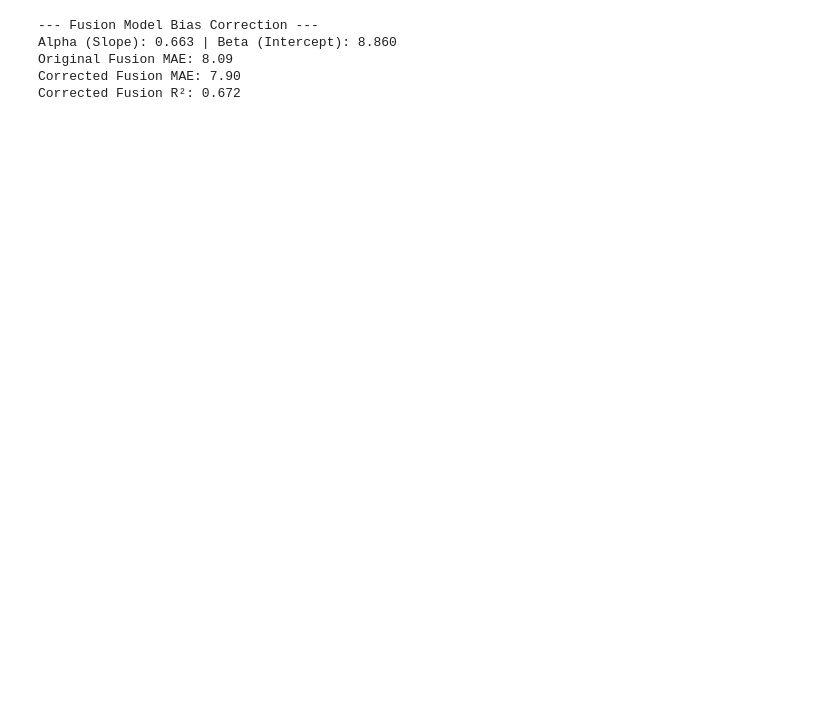
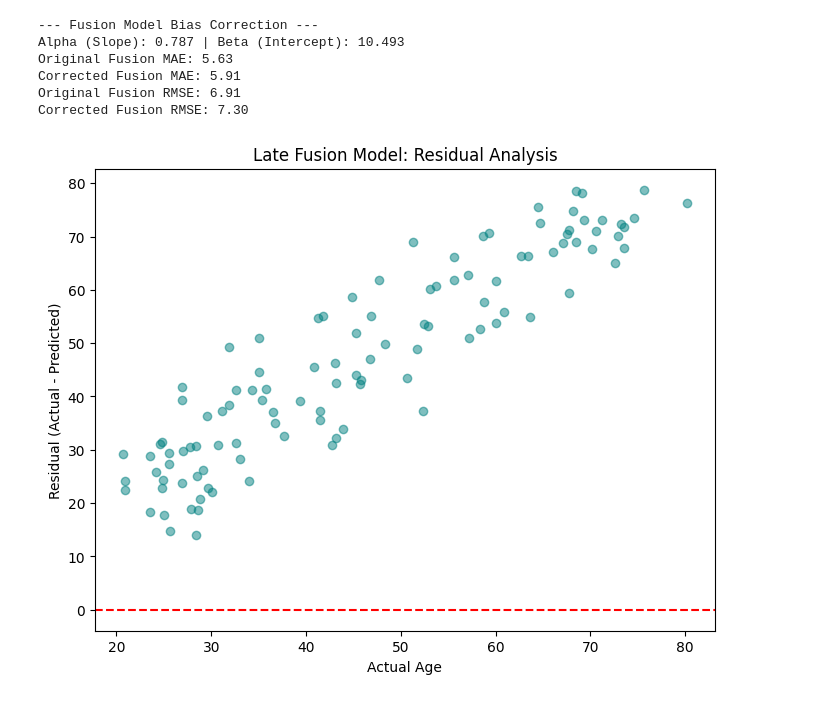
Before and after one commit to SophiaYifei/brain-age-mri-predictor, a Jupyter notebook: notebooks/explore_results.ipynb, the cells around one changed output. Saved outputs shown, nothing was run; the diff lists cells and outputs as text; code cells hidden in the pictures; blank space fills up the shorter version.

```diff
--- a/notebooks/explore_results.ipynb
+++ b/notebooks/explore_results.ipynb
@@ -225,37 +396,44 @@ test_ds_fusion = fusion_model.MultiModalBrainDataset(test_df, "../data/raw", tra
 test_loader_fusion = DataLoader(test_ds_fusion, batch_size=32, shuffle=False)
 
 # 2. Path to your best saved fusion model
 fusion_model_path = '../models/final_late_fusion_model.pth'
 
 # 3. Get Validation residuals to find the bias parameters (Alpha and Beta)
 # Using the function we built in the previous step
 val_trues, val_preds, _ = get_fusion_residuals(fusion_model_path, val_loader_fusion, device=device)
 alpha, beta = get_bias_correction_params(val_trues, val_preds)
 
 # 4. Get Test residuals
 test_trues, test_preds, _ = get_fusion_residuals(fusion_model_path, test_loader_fusion, device=device)
 
 # 5. Apply Correction to Test Predictions
 corrected_test_preds = apply_correction(test_preds, alpha, beta)
 corrected_residuals = test_trues - corrected_test_preds
 
 # 6. Store and Print Results
-all_results['FUSION_CORRECTED'] = (test_trues, corrected_test_preds, corrected_residuals)
+new_results['FUSION'] = (test_trues, corrected_test_preds, corrected_test_preds)
 
 print(f"--- Fusion Model Bias Correction ---")
 print(f"Alpha (Slope): {alpha:.3f} | Beta (Intercept): {beta:.3f}")
 
 from sklearn.metrics import mean_absolute_error, r2_score
 old_mae = mean_absolute_error(test_trues, test_preds)
+old_rmse = np.sqrt(np.mean((test_trues - test_preds) ** 2))
 new_mae = mean_absolute_error(test_trues, corrected_test_preds)
-r2 = r2_score(test_trues, corrected_test_preds)
+new_rmse = np.sqrt(np.mean((test_trues - corrected_test_preds) ** 2))
+#r2 = r2_score(test_trues, corrected_test_preds)
 
 print(f"Original Fusion MAE: {old_mae:.2f}")
 print(f"Corrected Fusion MAE: {new_mae:.2f}")
-print(f"Corrected Fusion R²: {r2:.3f}")
+print(f"Original Fusion RMSE: {old_rmse:.2f}")
+print(f"Corrected Fusion RMSE: {new_rmse:.2f}")
+
+plot_fusion_comparison(test_trues, corrected_test_preds, corrected_test_preds)
 # %% [output]
 --- Fusion Model Bias Correction ---
-Alpha (Slope): 0.663 | Beta (Intercept): 8.860
-Original Fusion MAE: 8.09
-Corrected Fusion MAE: 7.90
-Corrected Fusion R²: 0.672
+Alpha (Slope): 0.787 | Beta (Intercept): 10.493
+Original Fusion MAE: 5.63
+Corrected Fusion MAE: 5.91
+Original Fusion RMSE: 6.91
+Corrected Fusion RMSE: 7.30
+[figure, added]
```
Also changed, not shown: parts of 7 cells of this notebook, 32 other files.
